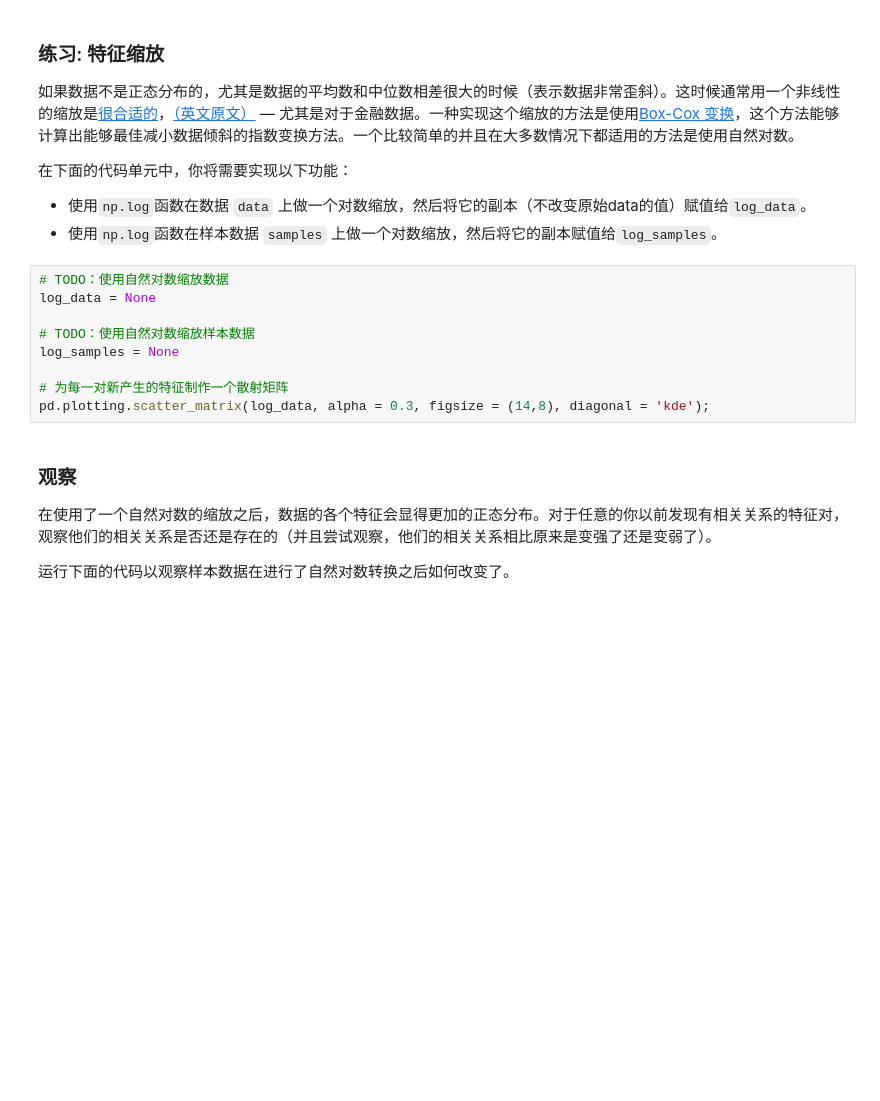
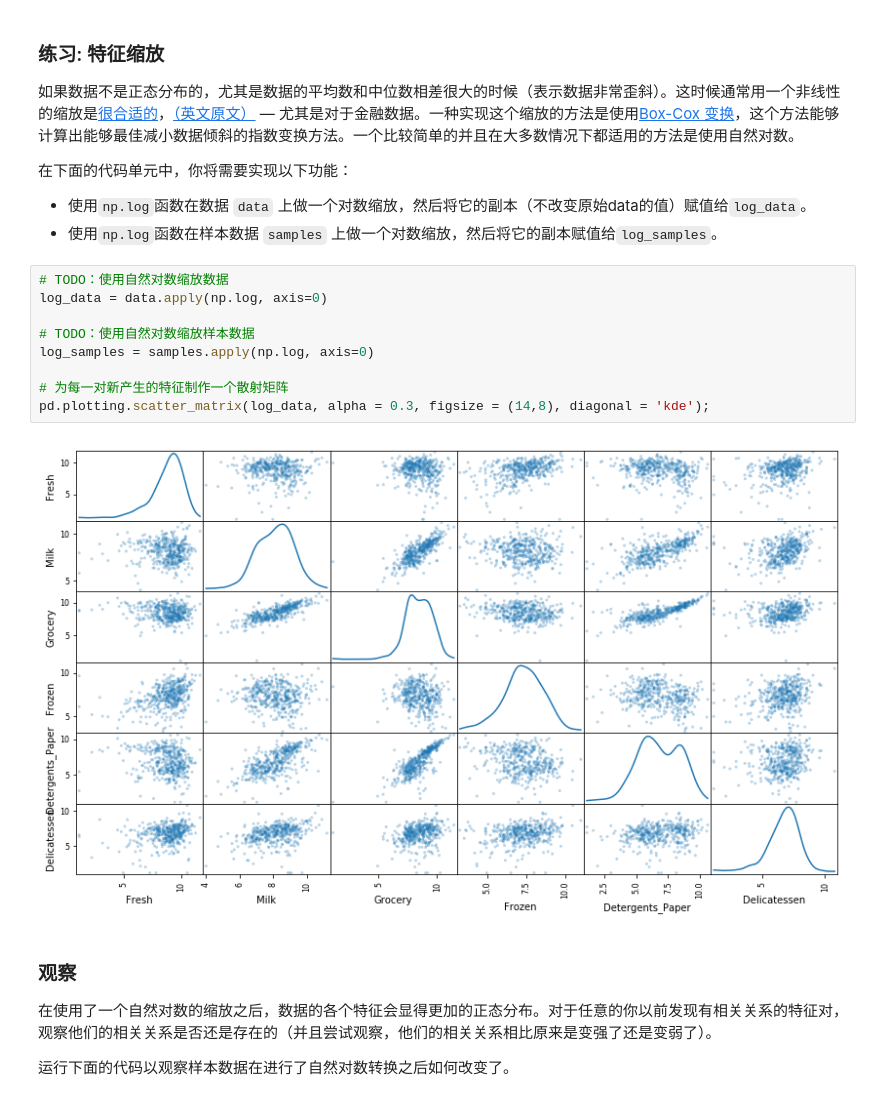
Before and after one commit to sunrise2075/udml-creating_customer_segments, a Jupyter notebook: customer_segments.ipynb, the cells around one changed output. Saved outputs shown, nothing was run; the diff lists cells and outputs as text; blank space fills up the shorter version.

```diff
--- a/customer_segments.ipynb
+++ b/customer_segments.ipynb
@@ -173,13 +196,15 @@ pd.plotting.scatter_matrix(data, alpha = 0.3, figsize = (14,8), diagonal = 'kde'
  - 使用`np.log`函数在样本数据 `samples` 上做一个对数缩放，然后将它的副本赋值给`log_samples`。
 # %%
 # TODO：使用自然对数缩放数据
-log_data = None
+log_data = data.apply(np.log, axis=0)
 
 # TODO：使用自然对数缩放样本数据
-log_samples = None
+log_samples = samples.apply(np.log, axis=0)
 
 # 为每一对新产生的特征制作一个散射矩阵
 pd.plotting.scatter_matrix(log_data, alpha = 0.3, figsize = (14,8), diagonal = 'kde');
+# %% [output]
+[figure, added]
 # %% [markdown]
 ### 观察
 在使用了一个自然对数的缩放之后，数据的各个特征会显得更加的正态分布。对于任意的你以前发现有相关关系的特征对，观察他们的相关关系是否还是存在的（并且尝试观察，他们的相关关系相比原来是变强了还是变弱了）。
```
Also changed, not shown: parts of 8 cells of this notebook.
